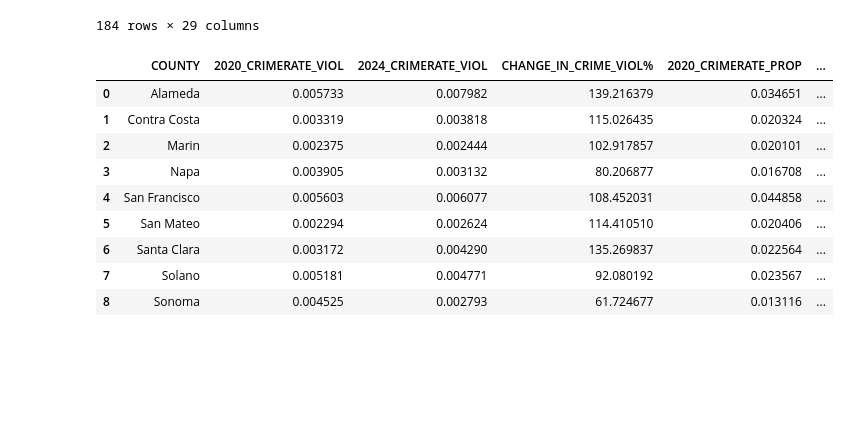
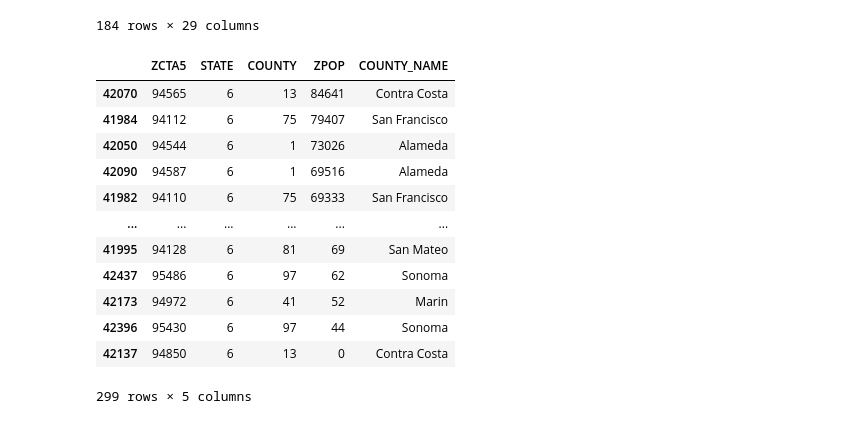
Before and after one commit to tanay-pant/bay-area-opportunity-mapper, a Jupyter notebook: GeoDatasets1.ipynb, the cells around one changed output. Saved outputs shown, nothing was run; the diff lists cells and outputs as text; code cells hidden in the pictures; blank space fills up the shorter version.

Commit message:
added zip-county-crosswalk

```diff
--- a/GeoDatasets1.ipynb
+++ b/GeoDatasets1.ipynb
@@ -10,6 +10,7 @@ rent_inc = pd.read_csv('~/Downloads/opportunity mapper/cl_rent_income.csv')
 gdf_zip = gpd.read_file('~/Downloads/opportunity mapper/raw datasets/BayArea ShapeFile/s7888q.shp')
 bart = pd.read_csv('~/Downloads/opportunity mapper/raw datasets/BartLatLong.csv')
 caltr = pd.read_csv('~/Downloads/opportunity mapper/raw datasets/CalTrain.csv')
+zip_county_crosswalk = pd.read_csv('~/Downloads/opportunity mapper/raw datasets/zcta_county_crosswalk.csv')
 # %%
 # How many zip codes are in both shapefile and rent_inc?
 # Clean rent_inc and shapefile for easier merge to see zip codes in common
@@ -91,18 +92,45 @@ gdf_rent_inc_transport
 | 183 | 94087 | SUNNYVALE | CA | 1.843369e+08 | 74339.948036 | POLYGON ((-122.0624 37.35929, -12... | METRO41940M41940 | San Jose-Sunnyvale-Santa Clara, C... | 3090 | ... |
 184 rows × 29 columns
 # %%
-crime
+# All we have left to do is merge crime! Since it has a granularity of county instead of
+# ZIP code, we'll be using the census' "zcta_county_rel_10" zip-to-county crosswalk to make our
+# map. First, let's clean it up.
+zip_county_crosswalk = zip_county_crosswalk[['ZCTA5', 'STATE', 'COUNTY', 'ZPOP']] # Keep only zip code, state, county, and population (for only assigning zip to county with majority of population there).
+zip_county_crosswalk = zip_county_crosswalk[zip_county_crosswalk['STATE'] == 6] # keep only California (FIPS CODE=6)
+
+zip_county_crosswalk = zip_county_crosswalk.sort_values('ZPOP', ascending=False) # Sort by population so the largest section of population comes first
+zip_county_crosswalk = zip_county_crosswalk.drop_duplicates(subset=['ZCTA5']) # Keep only one row per ZIP code
+
+# now manually, we say what fips code matches up with which county. easy google.
+fips_to_name = {
+    1: "Alameda",
+    13: "Contra Costa",
+    41: "Marin",
+    55: "Napa",
+    75: "San Francisco",
+    81: "San Mateo",
+    85: "Santa Clara",
+    95: "Solano",
+    97: "Sonoma"
+}
+#renaming time
+zip_county_crosswalk['COUNTY_NAME'] = zip_county_crosswalk['COUNTY'].map(fips_to_name)
+zip_county_crosswalk = zip_county_crosswalk.dropna(subset=['COUNTY_NAME'])
+zip_county_crosswalk # we now have a mapper from zip code to county_name!
 # %% [output]
-|  | COUNTY | 2020_CRIMERATE_VIOL | 2024_CRIMERATE_VIOL | CHANGE_IN_CRIME_VIOL% | 2020_CRIMERATE_PROP | ... |
-| 0 | Alameda | 0.005733 | 0.007982 | 139.216379 | 0.034651 | ... |
-| 1 | Contra Costa | 0.003319 | 0.003818 | 115.026435 | 0.020324 | ... |
-| 2 | Marin | 0.002375 | 0.002444 | 102.917857 | 0.020101 | ... |
-| 3 | Napa | 0.003905 | 0.003132 | 80.206877 | 0.016708 | ... |
-| 4 | San Francisco | 0.005603 | 0.006077 | 108.452031 | 0.044858 | ... |
-| 5 | San Mateo | 0.002294 | 0.002624 | 114.410510 | 0.020406 | ... |
-| 6 | Santa Clara | 0.003172 | 0.004290 | 135.269837 | 0.022564 | ... |
-| 7 | Solano | 0.005181 | 0.004771 | 92.080192 | 0.023567 | ... |
-| 8 | Sonoma | 0.004525 | 0.002793 | 61.724677 | 0.013116 | ... |
+|  | ZCTA5 | STATE | COUNTY | ZPOP | COUNTY_NAME |
+| 42070 | 94565 | 6 | 13 | 84641 | Contra Costa |
+| 41984 | 94112 | 6 | 75 | 79407 | San Francisco |
+| 42050 | 94544 | 6 | 1 | 73026 | Alameda |
+| 42090 | 94587 | 6 | 1 | 69516 | Alameda |
+| 41982 | 94110 | 6 | 75 | 69333 | San Francisco |
+| ... | ... | ... | ... | ... | ... |
+| 41995 | 94128 | 6 | 81 | 69 | San Mateo |
+| 42437 | 95486 | 6 | 97 | 62 | Sonoma |
+| 42173 | 94972 | 6 | 41 | 52 | Marin |
+| 42396 | 95430 | 6 | 97 | 44 | Sonoma |
+| 42137 | 94850 | 6 | 13 | 0 | Contra Costa |
+299 rows × 5 columns
 # %%
 # gdf_rent_inc_transport now contains all zip codes with geospacial data, rent/income data,
 # and transportation data in one data frame. All that's left to do is merge crime.
```
Also changed, not shown: 1 other file.
